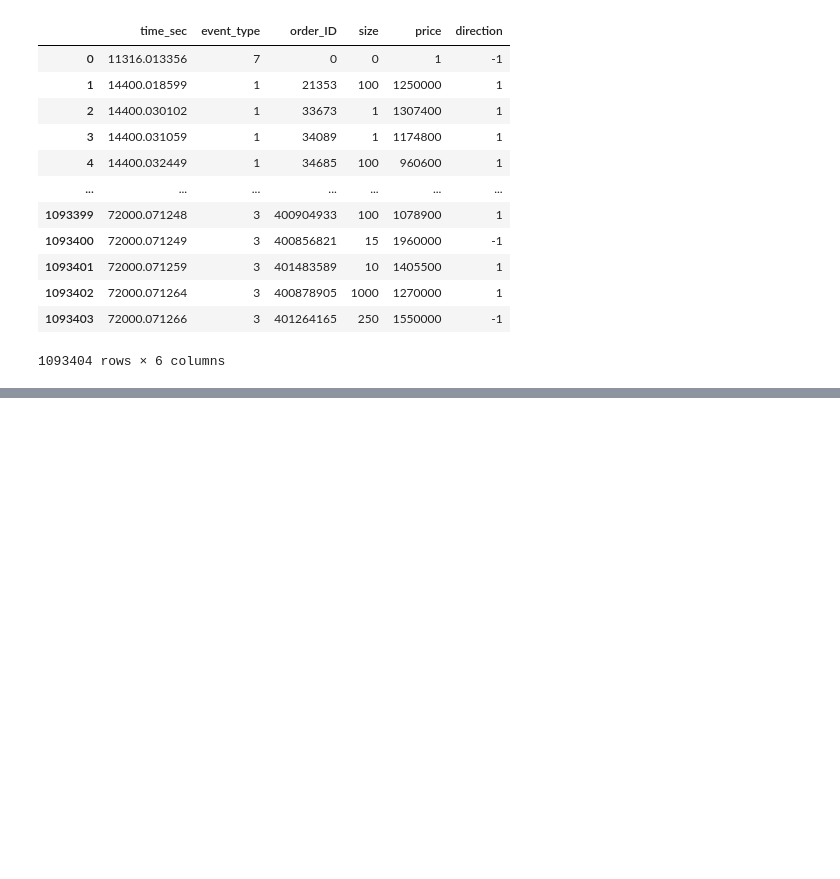
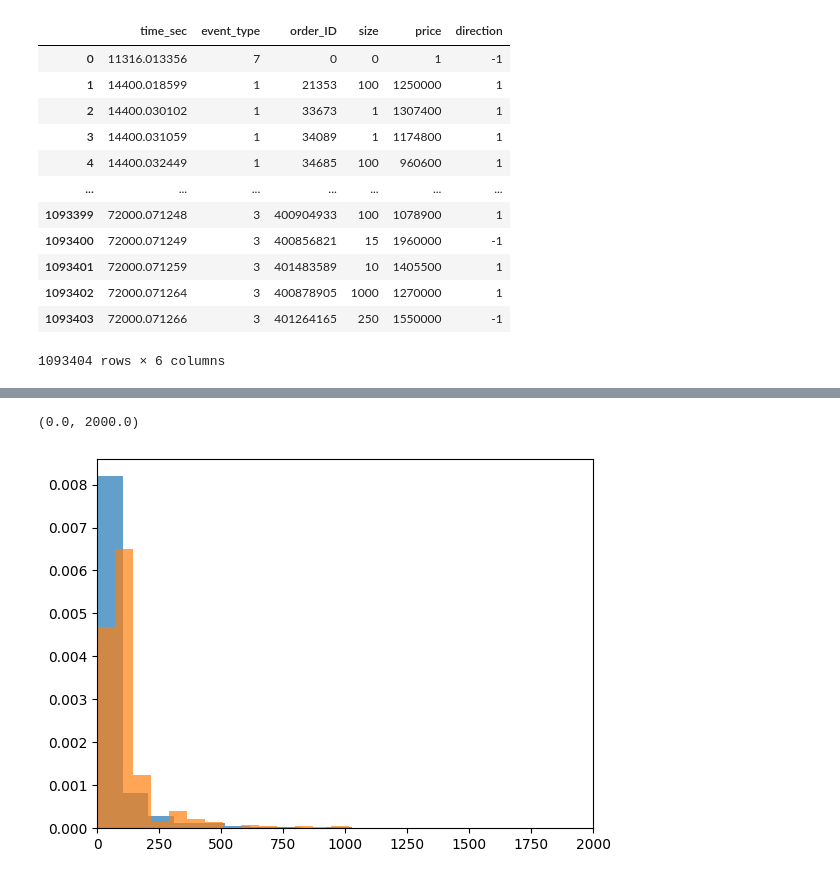
Before and after one commit to JingHui-Tan/dissertation-iceberg, a Jupyter notebook: EDA.ipynb, the cells around one changed output, grey strips where cells are left out. Drawn from its saved outputs; the diff is of its cells as text; code cells hidden in the pictures; blank space fills up the shorter version.

```diff
--- a/EDA.ipynb
+++ b/EDA.ipynb
@@ -5,3 +6,7 @@ import matplotlib.pyplot as plt
 # %%
-AAPL_OB = pd.read_csv("./data/AAPL/AAPL_2019-01-02_24900000_57900000_orderbook_10.csv", header=None)
-AAPL_M = pd.read_csv("./data/AAPL/AAPL_2019-01-02_24900000_57900000_message_10.csv", header=None)
+AAPL_OB2 = pd.read_csv("./data/AAPL/AAPL_2019-01-02_24900000_57900000_orderbook_10.csv", header=None)
+AAPL_M2 = pd.read_csv("./data/AAPL/AAPL_2019-01-02_24900000_57900000_message_10.csv", header=None)
+AAPL_OB3 = pd.read_csv("./data/AAPL/AAPL_2019-01-03_24900000_57900000_orderbook_10.csv", header=None)
+AAPL_M3 = pd.read_csv("./data/AAPL/AAPL_2019-01-03_24900000_57900000_message_10.csv", header=None)
+AAPL_OB4 = pd.read_csv("./data/AAPL/AAPL_2019-01-04_24900000_57900000_orderbook_10.csv", header=None)
+AAPL_M4 = pd.read_csv("./data/AAPL/AAPL_2019-01-04_24900000_57900000_message_10.csv", header=None)
@@ -69,0 +111,10 @@ AAPL_M
+# %%
+AAPL_exec_vis_size = list(AAPL_M2[AAPL_M2['event_type']==4]['size']) + list(AAPL_M3[AAPL_M3['event_type']==4]['size']) + list(AAPL_M4[AAPL_M4['event_type']==4]['size'])
+AAPL_exec_hid_size = list(AAPL_M2[AAPL_M2['event_type']==5]['size']) + list(AAPL_M3[AAPL_M3['event_type']==5]['size']) + list(AAPL_M4[AAPL_M4['event_type']==5]['size'])
+# %%
+plt.hist(AAPL_exec_vis_size, bins=400, density=True, alpha=0.7)
+plt.hist(AAPL_exec_hid_size, bins=400, density=True, alpha=0.7)
+plt.xlim([0, 2000])
+# %% [output]
+(0.0, 2000.0)
+[figure, added]
```
Also changed, not shown: parts of 31 cells of this notebook.
